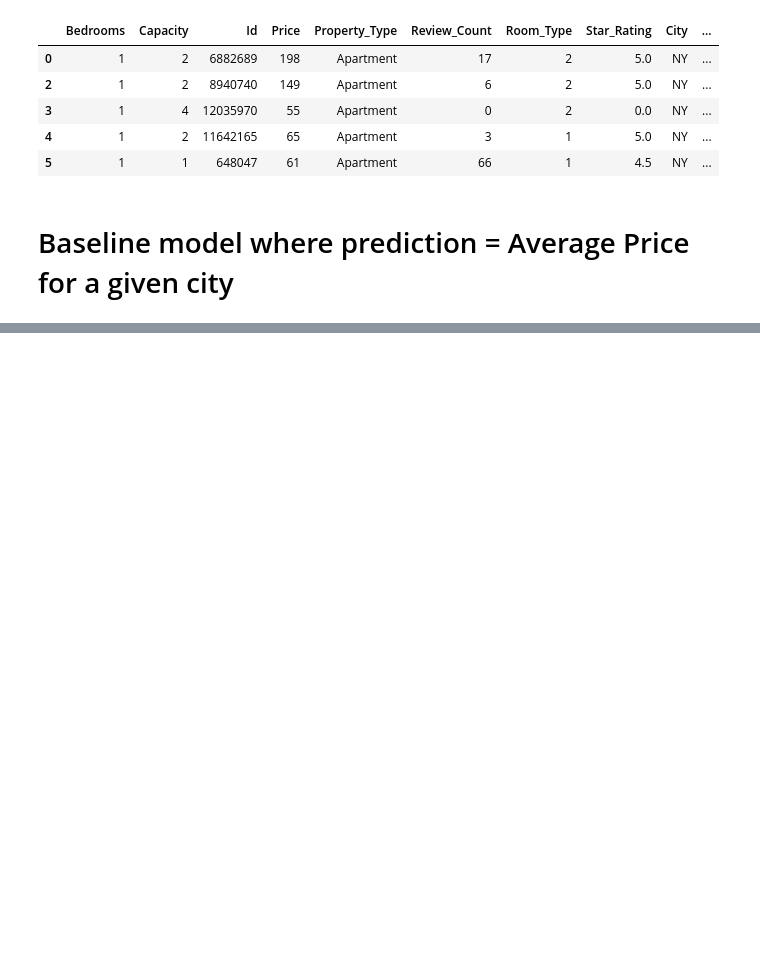
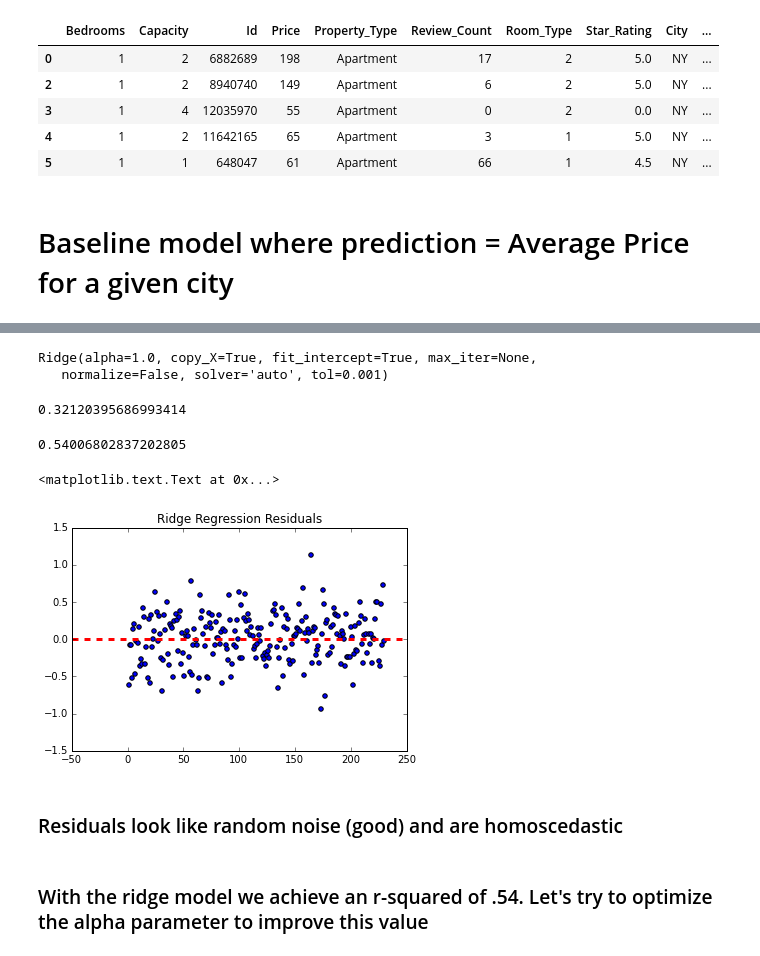
Before and after one commit to peacing/bkds-datachallenge-singman-paul, a Jupyter notebook: case-study-writeup.ipynb, the cells around one changed output, grey strips where cells are left out. Saved outputs shown, nothing was run; the diff lists cells and outputs as text; code cells hidden in the pictures; blank space fills up the shorter version.

Commit message:
ridge regression with parameter optimization

```diff
--- a/case-study-writeup.ipynb
+++ b/case-study-writeup.ipynb
@@ -138,0 +198,33 @@ from sklearn.cross_validation import train_test_split
+# %%
+lr_ridge = Ridge()
+# %%
+lr_ridge.fit(X_train, y_train)
+# %% [output]
+Ridge(alpha=1.0, copy_X=True, fit_intercept=True, max_iter=None,
+   normalize=False, solver='auto', tol=0.001)
+# %%
+predictions = lr_ridge.predict(X_test)
+# %%
+ridge_RMSE = np.sqrt(metrics.mean_squared_error(y_test, predictions))
+ridge_RMSE
+# %% [output]
+0.32120395686993414
+# %%
+ridge_r2 = metrics.r2_score(y_test, predictions)
+ridge_r2
+# %% [output]
+0.54006802837202805
+# %%
+# Let's take a look at the residuals
+resids = y_test - predictions
+# %%
+plt.scatter(np.linspace(1,230,230),resids)
+plt.axhline(ls='--', linewidth=3, color='r')
+plt.title('Ridge Regression Residuals')
+# %% [output]
+<matplotlib.text.Text at 0x...>
+[figure, added]
+# %% [markdown]
+### Residuals look like random noise (good) and are homoscedastic
+# %% [markdown]
+### With the ridge model we achieve an r-squared of .54. Let's try to optimize the alpha parameter to improve this value
```
Also changed, not shown: parts of 15 cells of this notebook.
